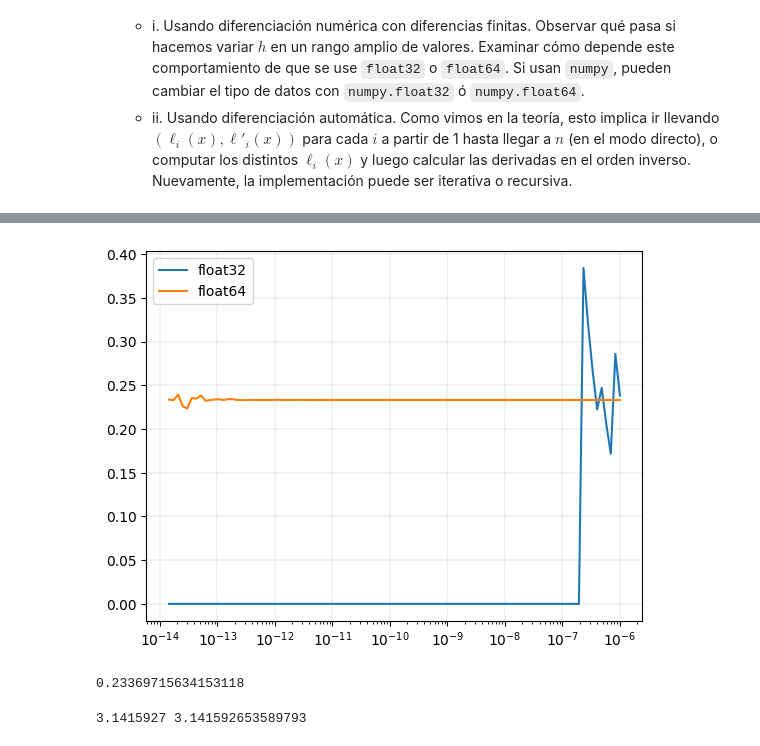
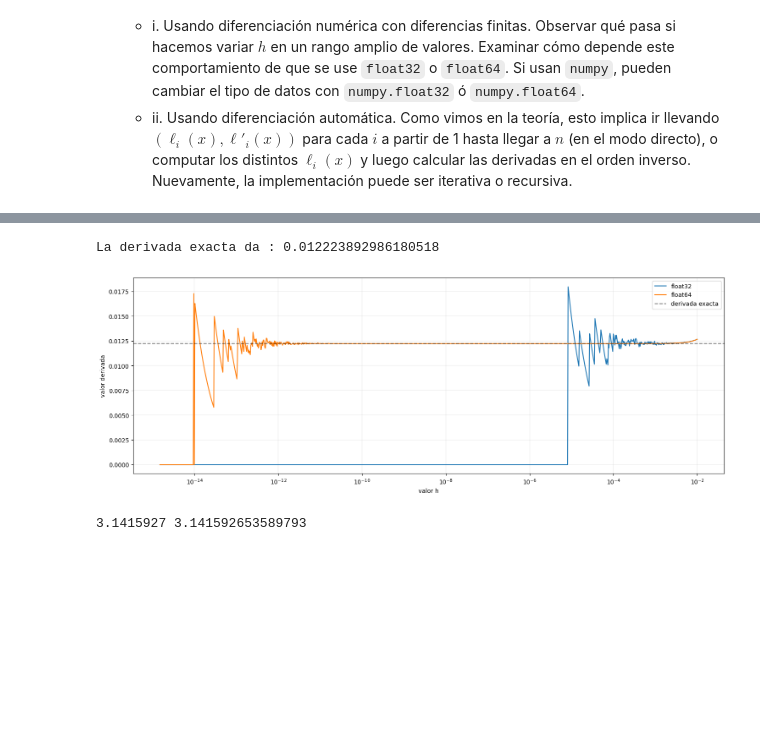
Before and after one commit to enzocatorano/deep_learning_practicas, a Jupyter notebook: 1_introduccion.ipynb, the cells around one changed output, grey strips where cells are left out. Cells and saved outputs as stored; diff of their text form; code cells hidden in the pictures; blank space fills up the shorter version.

```diff
--- a/1_introduccion.ipynb
+++ b/1_introduccion.ipynb
@@ -81,30 +109,36 @@ plt.show()
 # %%
 # mismos parametros que antes
-n = 20
-r = 3
-x_0 = 0.6
-h = 1e-6
+n = 100
+r = 3.0
+x_0 = 0.75
+h = 1e-2
 
-factor = 1.2
-cantidad = 100
+factor = 1.03
+cantidad = 1000
 valores32 = []
 valores64 = []
 for i in range(0, cantidad):
   valores32.append(derivada_diferencias_finitas(n, r, x_0, h/(factor**i), np.float32))
   valores64.append(derivada_diferencias_finitas(n, r, x_0, h/(factor**i), np.float64))
 
 h_usado = h / factor**np.arange(0, cantidad)
+dy = dl_n(n, r, x_0)
+print(f'La derivada exacta da : {dy[1][-1]}')
 
+plt.figure(figsize=(18, 6))
 plt.plot(h_usado, valores32, label = "float32")
 plt.plot(h_usado, valores64, label = "float64")
+plt.axhline(y = dy[0], color = 'black', linestyle = '--', label = 'derivada exacta', alpha = 0.5)  # linea horizontal con valor exacto
 plt.xscale("log")       # eje x logaritmico
+
+plt.xlabel('valor h')
+plt.ylabel('valor derivada')
 plt.grid(linewidth = 0.2)
 plt.legend()
 plt.show()
-print(valores64[-1])
 # %% [output]
+La derivada exacta da : 0.012223892986180518
-[figure, old version]
+[figure, new version]
-0.23369715634153118
 # %%
 print(np.float32(np.pi), np.float64(np.pi))
 # %% [output]
```
Also changed, not shown: parts of 30 cells of this notebook.
